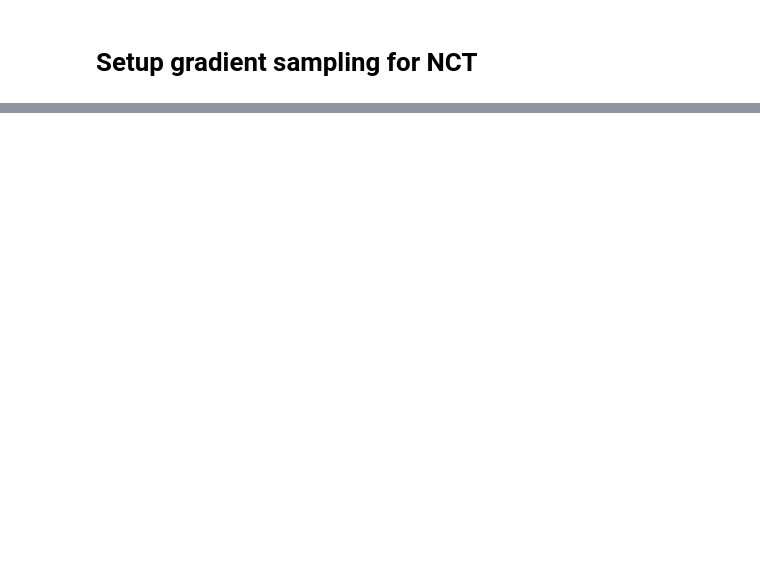
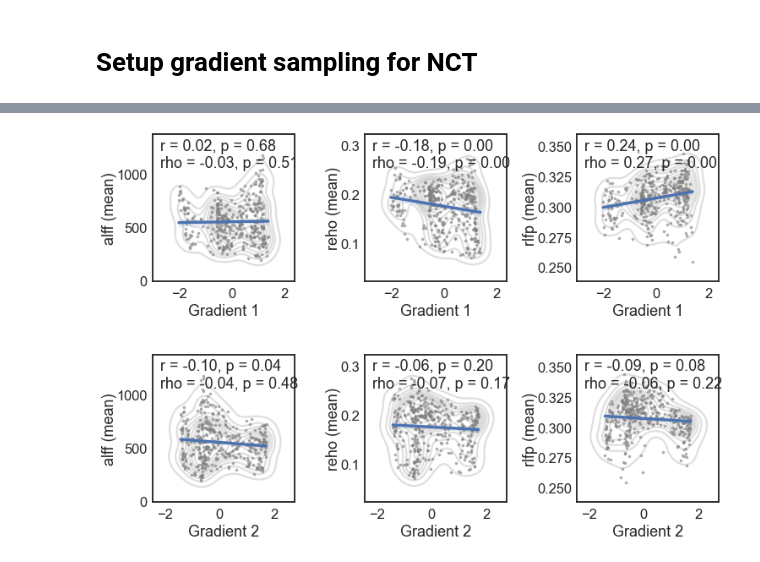
Before and after one commit to lindenmp/nct_hierarchy, a Jupyter notebook: 1_code/compute_gradient.ipynb, the cells around one changed output, grey strips where cells are left out. Saved outputs shown, nothing was run; the diff lists cells and outputs as text; code cells hidden in the pictures; blank space fills up the shorter version.

```diff
--- a/1_code/compute_gradient.ipynb
+++ b/1_code/compute_gradient.ipynb
@@ -281,0 +339,13 @@ Text(0, 0.5, 'Gradient 1')
+# %%
+f, ax = plt.subplots(2, 3, figsize=(12, 8))
+my_regplot(gradients[:,0], np.mean(alff, axis = 0), 'Gradient 1', 'alff (mean)', ax[0,0])
+my_regplot(gradients[:,0], np.mean(reho, axis = 0), 'Gradient 1', 'reho (mean)', ax[0,1])
+my_regplot(gradients[:,0], np.mean(rlfp, axis = 0), 'Gradient 1', 'rlfp (mean)', ax[0,2])
+
+my_regplot(gradients[:,1], np.mean(alff, axis = 0), 'Gradient 2', 'alff (mean)', ax[1,0])
+my_regplot(gradients[:,1], np.mean(reho, axis = 0), 'Gradient 2', 'reho (mean)', ax[1,1])
+my_regplot(gradients[:,1], np.mean(rlfp, axis = 0), 'Gradient 2', 'rlfp (mean)', ax[1,2])
+
+f.subplots_adjust(wspace=0.5, hspace=0.5)
+# %% [output]
+[figure, added]
```
Also changed, not shown: parts of 14 cells of this notebook, 1 other file.
